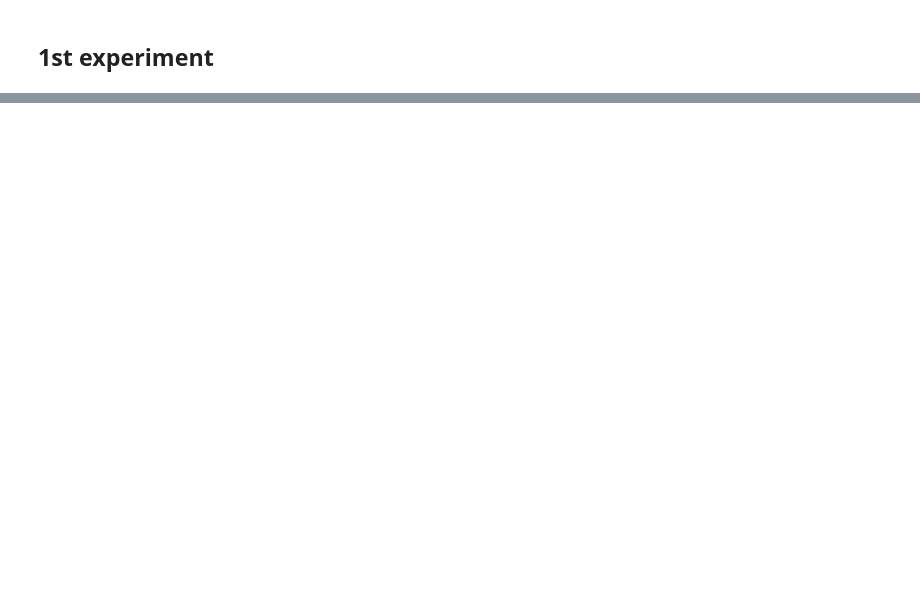
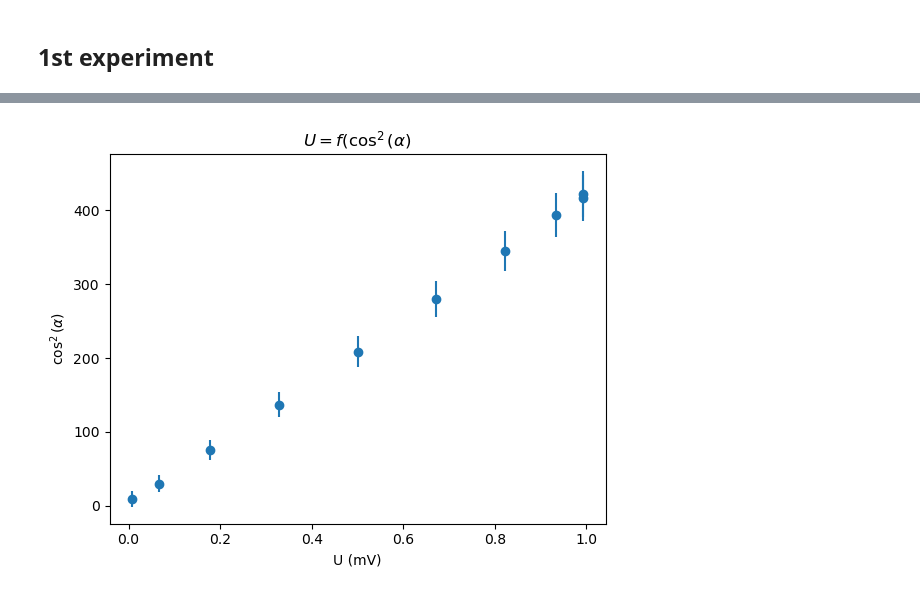
Before and after one commit to HerveSV/UNI_numerique, a Jupyter notebook: L2/HerveSV_TDM2.ipynb, the cells around one changed output, grey strips where cells are left out. Cells and saved outputs as stored; diff of their text form; code cells hidden in the pictures; blank space fills up the shorter version.

```diff
--- a/L2/HerveSV_TDM2.ipynb
+++ b/L2/HerveSV_TDM2.ipynb
@@ -76,0 +220,16 @@ plt.show()
+# %%
+malus_data = pd.read_csv("data/dataMalus.csv")
+#print(malus_data)#["U (en mV)"])
+alpha = np.deg2rad(malus_data["alpha (en degre)"])
+U = malus_data["U (en mV)"]
+
+# systematique error of -5 degrees
+alpha_0 = np.deg2rad(-5)
+
+cos2_alpha = np.cos(alpha+alpha_0)**2
+plt.scatter(cos2_alpha, U)
+plt.title(r"$U=f(\cos^2(\alpha)$")
+#plt.legend()
+plt.xlabel("U (mV)")
+plt.ylabel(r"$\cos^2(\alpha)$")
+plt.show()
@@ -76,0 +238,10 @@ plt.show()
+# %%
+U_err = np.abs(U*0.05) + 10
+plt.errorbar(cos2_alpha, U, fmt="o", yerr=U_err)
+plt.title(r"$U=f(\cos^2(\alpha)$")
+#plt.legend()
+plt.xlabel("U (mV)")
+plt.ylabel(r"$\cos^2(\alpha)$")
+plt.show()
+# %% [output]
+[figure, added]
```
Also changed, not shown: parts of 38 cells of this notebook, 28 other files.
